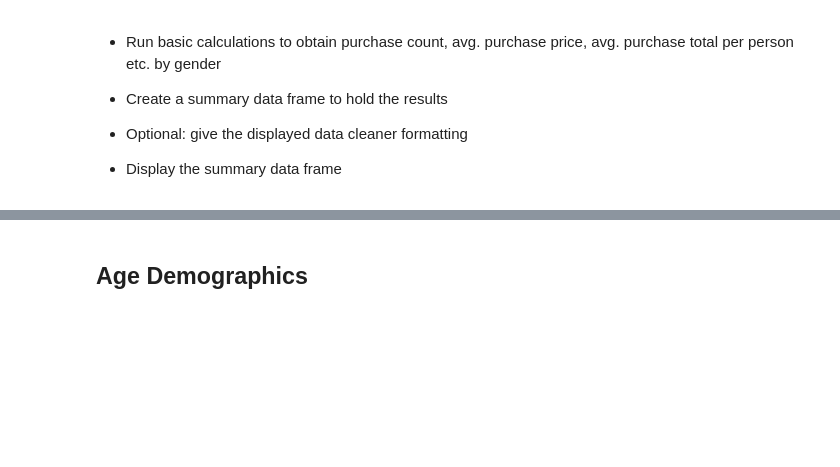
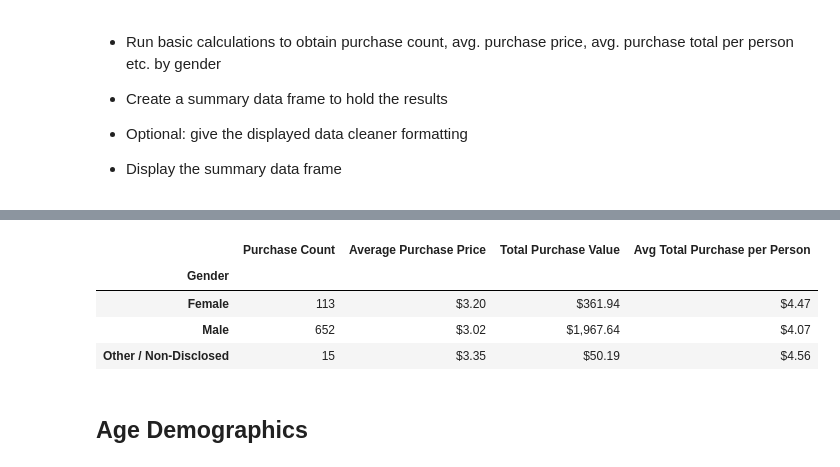
Before and after one commit to kmspitzer/Video-Game-Usage-Analysis, a Jupyter notebook: HeroesOfPymoli/HeroesOfPymoli.ipynb, the cells around one changed output, grey strips where cells are left out. Drawn from its saved outputs; the diff is of its cells as text; code cells hidden in the pictures; blank space fills up the shorter version.

Commit message:
use .groupby for purchasing analysis by gender

```diff
--- a/HeroesOfPymoli/HeroesOfPymoli.ipynb
+++ b/HeroesOfPymoli/HeroesOfPymoli.ipynb
@@ -184,3 +128,35 @@ gend_purch_analysis_df
+# %%
+
+# calculate the number of purchases by gender, average purchase
+# price by gender, and total purchase value by gender
+gend_count_df = purchase_data.groupby("Gender")["SN"].count()
+gend_avg_purch_price_df = purchase_data.groupby("Gender")["Price"].mean()
+gend_total_purch_df = purchase_data.groupby("Gender")["Price"].sum()
+
+# merge dataframes based on gender
+purch_analysis_by_gender = pd.merge(gend_count_df, gend_avg_purch_price_df, on="Gender")
+purch_analysis_by_gender = pd.merge(purch_analysis_by_gender, gend_total_purch_df, on="Gender")
+
+# rename columns to be more meaningful
+purch_analysis_by_gender.rename(columns={"SN":"Purchase Count", "Price_x":"Average Purchase Price", "Price_y": "Total Purchase Value"}, inplace=True)
+
+# calculate the average total purchase per player and add column t#o dataframe
+purch_analysis_by_gender["Avg Total Purchase per Person"] = purch_analysis_by_gender["Total Purchase Value"]/gender_df.loc[gender_df.index[:]]["Total Count"]
+
+
+# formate currency data
+purch_analysis_by_gender["Average Purchase Price"] = purch_analysis_by_gender["Average Purchase Price"].map("${:.2f}".format)
+purch_analysis_by_gender["Total Purchase Value"] = purch_analysis_by_gender["Total Purchase Value"].map("${:,.2f}".format)
+purch_analysis_by_gender["Avg Total Purchase per Person"] = purch_analysis_by_gender["Avg Total Purchase per Person"].map("${:.2f}".format)
+
+# display purchase analysis by gender
+purch_analysis_by_gender
+# %% [output]
+|  | Purchase Count | Average Purchase Price | Total Purchase Value | Avg Total Purchase per Person |
+| Gender |  |  |  |  |
+| Female | 113 | $3.20 | $361.94 | $4.47 |
+| Male | 652 | $3.02 | $1,967.64 | $4.07 |
+| Other / Non-Disclosed | 15 | $3.35 | $50.19 | $4.56 |
 # %% [markdown]
 ## Age Demographics
 # %% [markdown]
```
Also changed, not shown: parts of 4 cells of this notebook.
